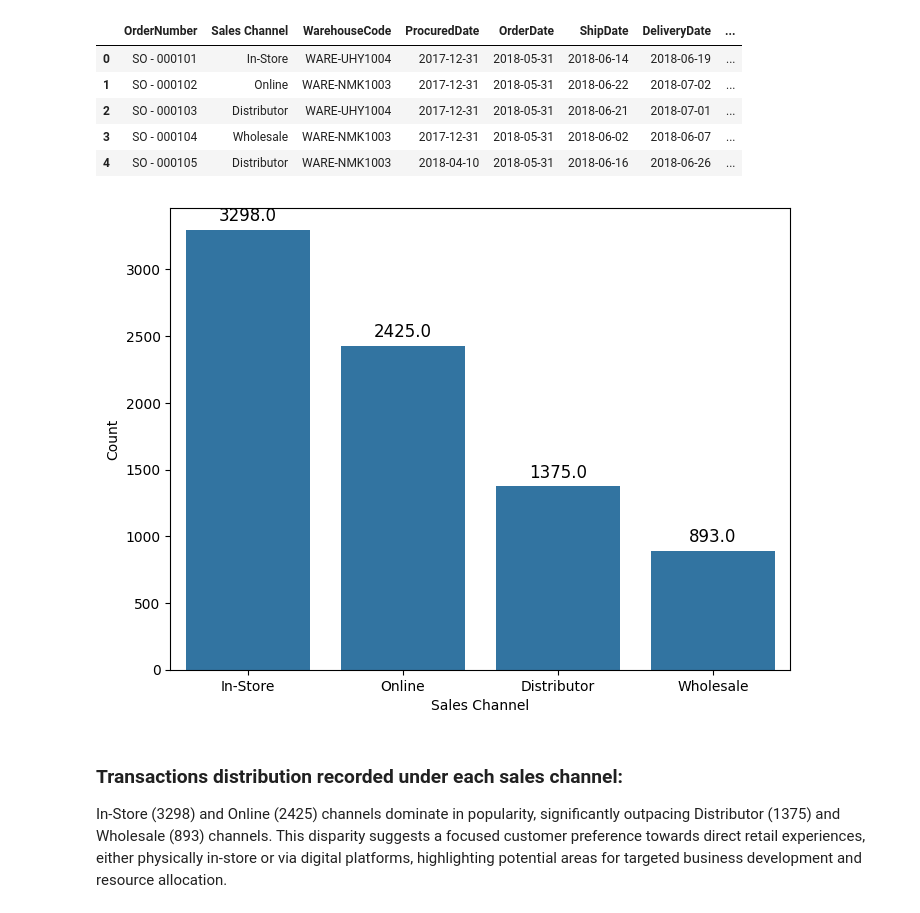
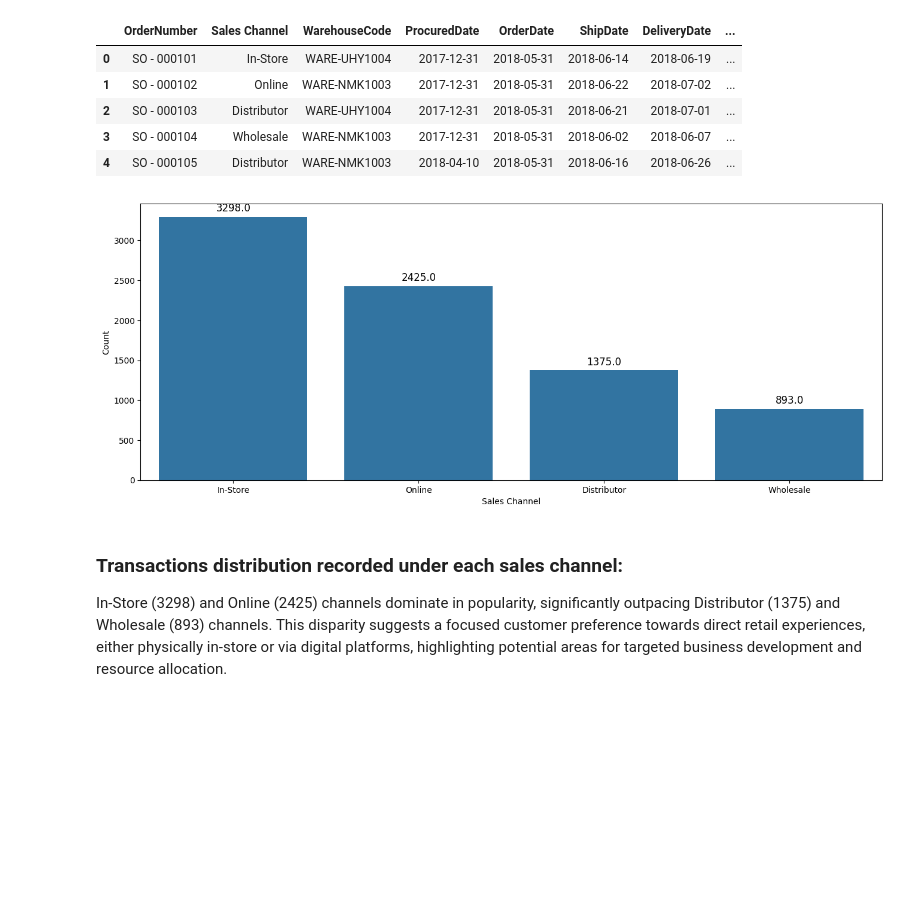
Before and after one commit to NataliaMikh/supply-chain-analysis, a Jupyter notebook: main.ipynb, the cells around one changed output. Cells and saved outputs as stored; diff of their text form; code cells hidden in the pictures; blank space fills up the shorter version.

```diff
--- a/main.ipynb
+++ b/main.ipynb
@@ -242,17 +242,17 @@ df.head()
 | 4 | SO - 000105 | Distributor | WARE-NMK1003 | 2018-04-10 | 2018-05-31 | 2018-06-16 | 2018-06-26 | ... |
 # %%
 # Plot count of transactions recorded under each sales channel:
-plt.figure(figsize=(8, 6))
+plt.figure(figsize=(16, 6))
 ax = sns.countplot(x='Sales Channel', data=df)
 for p in ax.patches:
     ax.annotate(f'{p.get_height()}', (p.get_x() + p.get_width() / 2., p.get_height()),
                 ha='center', va='center', fontsize=12, color='black', xytext=(0, 10),
                 textcoords='offset points')
 plt.xlabel('Sales Channel')
 plt.ylabel('Count')
 plt.show()
 # %% [output]
-[figure, old version]
+[figure, new version]
 # %% [markdown]
 ### **Transactions distribution recorded under each sales channel:**
 
```
Also changed, not shown: parts of 5 cells of this notebook, 5 other files.
